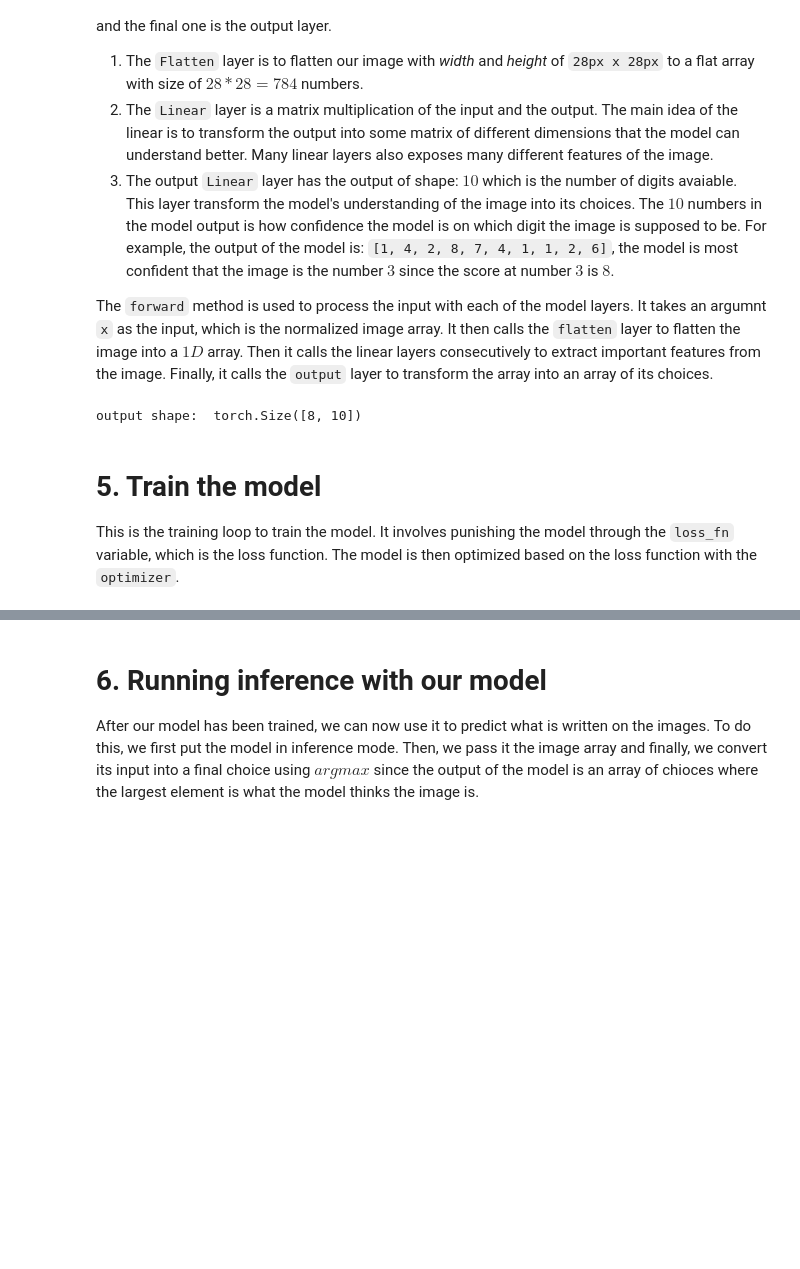
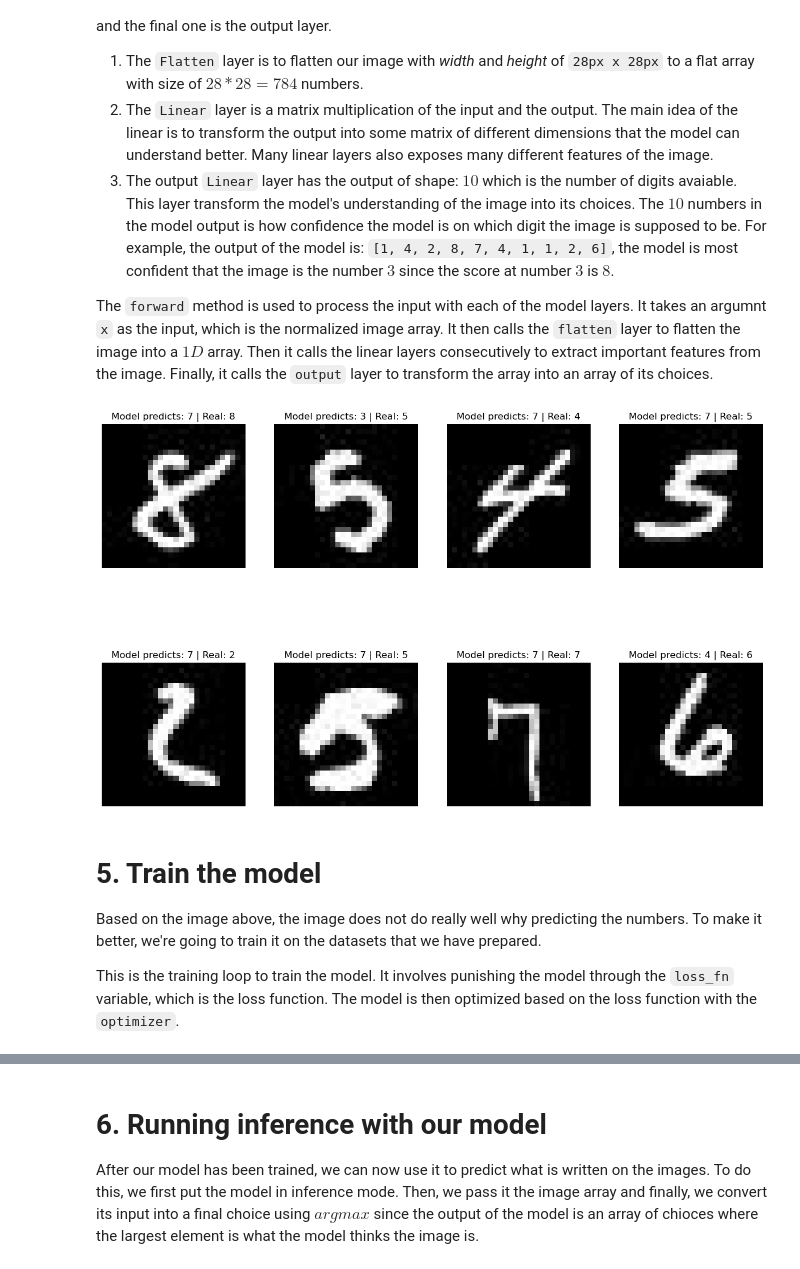
Before and after one commit to Hy-LeTuan/CVJourney, a Jupyter notebook: ImageClassifer/main.ipynb, the cells around one changed output, grey strips where cells are left out. Saved outputs shown, nothing was run; the diff lists cells and outputs as text; code cells hidden in the pictures; blank space fills up the shorter version.

```diff
--- a/ImageClassifer/main.ipynb
+++ b/ImageClassifer/main.ipynb
@@ -234,17 +236,46 @@ class ImageClassifer(nn.Module):
         x = self.out(x)
 
         return x
+# %%
+import math
+
+def plot(images, choices, real_labels):
+    assert images.shape[0] == choices.shape[0] == real_labels.shape[0], print("Error, the number of images and the number of predictions is not matching")
+
+    max_col = 4
+    array_length = choices.shape[0]
+    nrows = math.floor(array_length / 4) if array_length % 4 == 0 else math.floor(array_length / 4) + 1
+
+    fig, axes = plt.subplots(nrows=nrows, ncols=max_col, figsize=(15, 5 * nrows))
+
+    for row in range(nrows):
+        for col in range(4):
+            index = 4 * row + col
+
+            if index < array_length:
+                axes[row][col].imshow(images[index], cmap="gray")
+                axes[row, col].set_title(f"Model predicts: {choices[index]} | Real: {real_labels[index]}")
+                axes[row][col].axis('off')
+            else:
+                axes[row][col].axis('off')
+
+    plt.show()
 # %%
 images, labels = next(iter(train_loader))
 model = ImageClassifer()
-# %%
-out = model(images)
-print("output shape: ", out.shape)
-# %% [output]
-output shape:  torch.Size([8, 10])
+# %%
+out = model(images)
+out = torch.argmax(out, dim=-1)
+
+# plot out the images
+plot(images=images, choices=out, real_labels=labels)
+# %% [output]
+[figure, added]
 # %% [markdown]
 # 5. Train the model
 
+Based on the image above, the image does not do really well why predicting the numbers. To make it better, we're going to train it on the datasets that we have prepared.
+
 This is the training loop to train the model. It involves punishing the model through the `loss_fn` variable, which is the loss function. The model is then optimized based on the loss function with the `optimizer`.
 # %%
 from tqdm import tqdm
```
Also changed, not shown: parts of 10 cells of this notebook.
